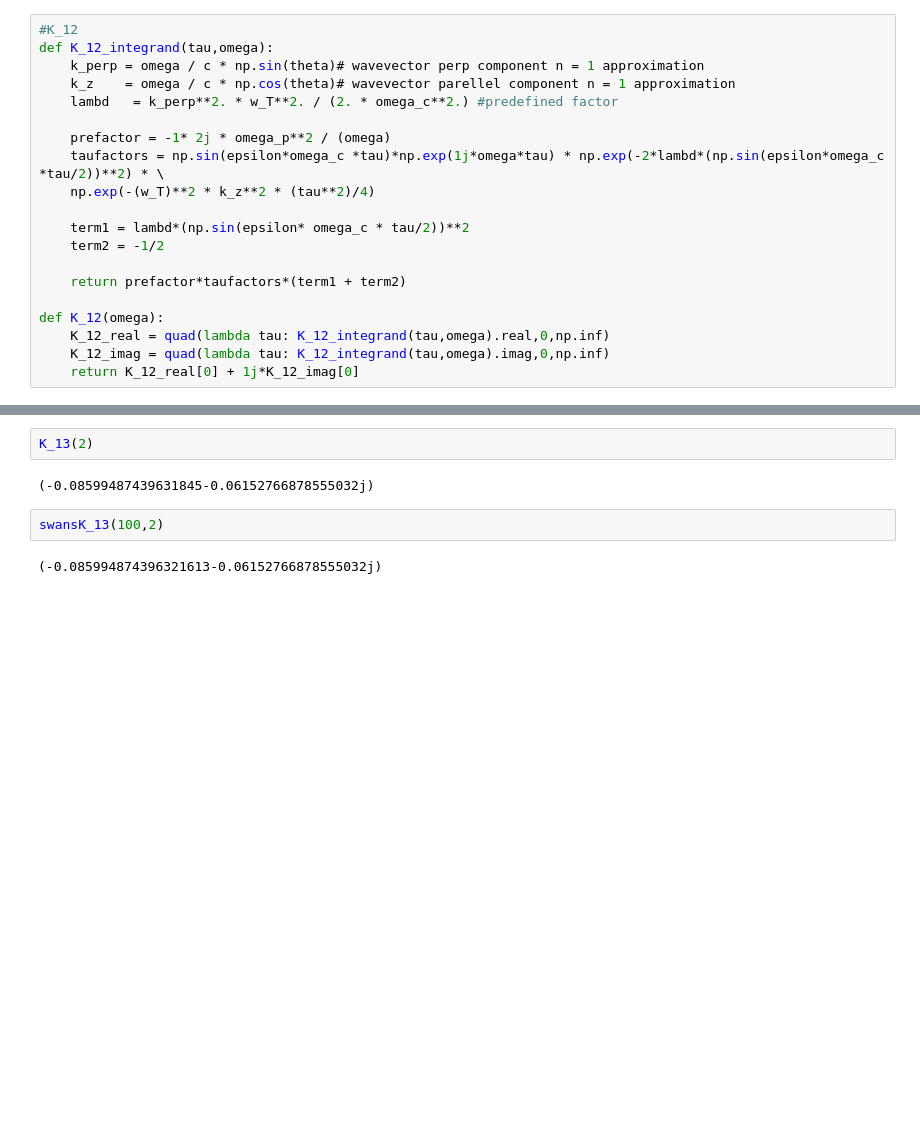
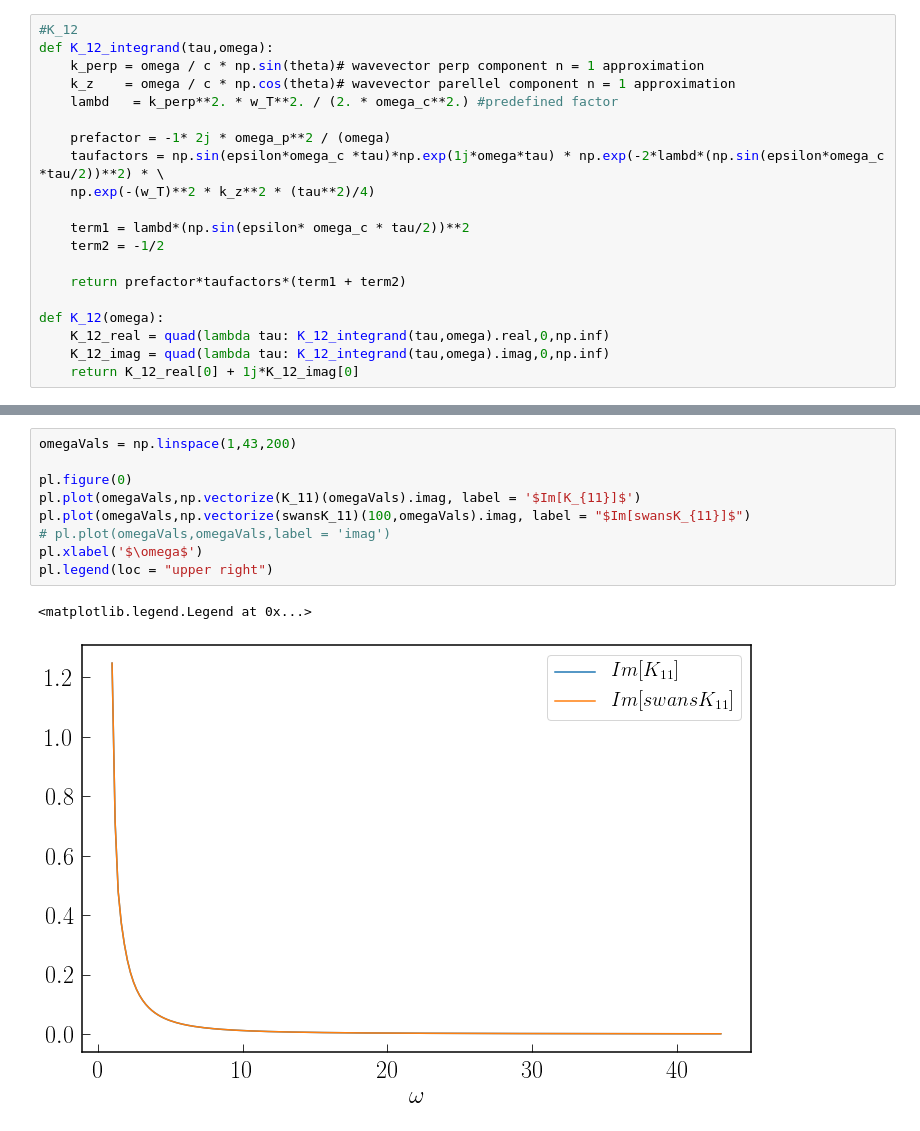
Before and after one commit to avjoshi21/NR-Dielec-Tensor, a Jupyter notebook: Testing Nonrelativistic Maxwellian Dielectric Tensor.ipynb, the cells around one changed output, grey strips where cells are left out. Saved outputs shown, nothing was run; the diff lists cells and outputs as text; blank space fills up the shorter version.

```diff
--- a/Testing Nonrelativistic Maxwellian Dielectric Tensor.ipynb
+++ b/Testing Nonrelativistic Maxwellian Dielectric Tensor.ipynb
@@ -520,11 +512,15 @@ def numK_13(omega):
     imag_integral_result = quad(lambda tau: K_13_v_integrated(tau, omega).imag, 0., 20.) #by hand at the moment
     ans = real_integral_result[0] + imag_integral_result[0] * 1j
     return ans
-# %%
-K_13(2)
-# %% [output]
-(-0.08599487439631845-0.06152766878555032j)
-# %%
-swansK_13(100,2)
-# %% [output]
-(-0.085994874396321613-0.06152766878555032j)
+# %%
+omegaVals = np.linspace(1,43,200)
+
+pl.figure(0)
+pl.plot(omegaVals,np.vectorize(K_11)(omegaVals).imag, label = '$Im[K_{11}]$')
+pl.plot(omegaVals,np.vectorize(swansK_11)(100,omegaVals).imag, label = "$Im[swansK_{11}]$")
+# pl.plot(omegaVals,omegaVals,label = 'imag')
+pl.xlabel('$\omega$')
+pl.legend(loc = "upper right")
+# %% [output]
+<matplotlib.legend.Legend at 0x...>
+[figure, added]
```
Also changed, not shown: parts of 10 cells of this notebook.
